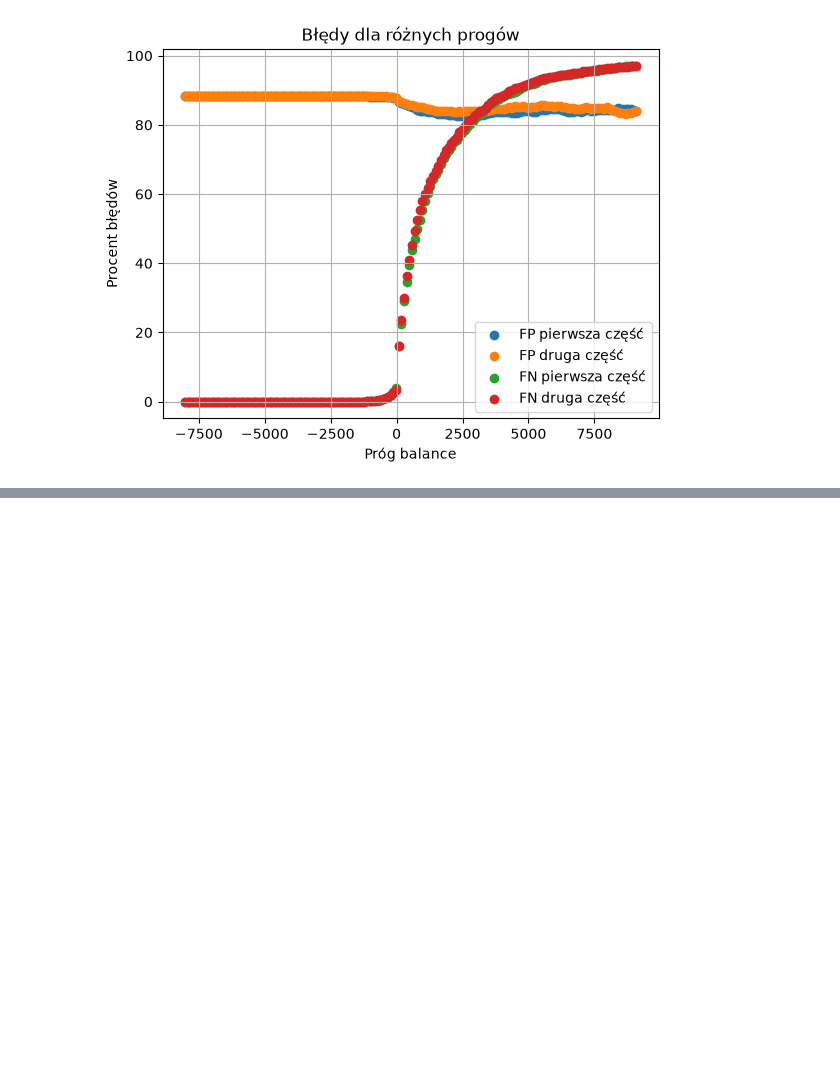
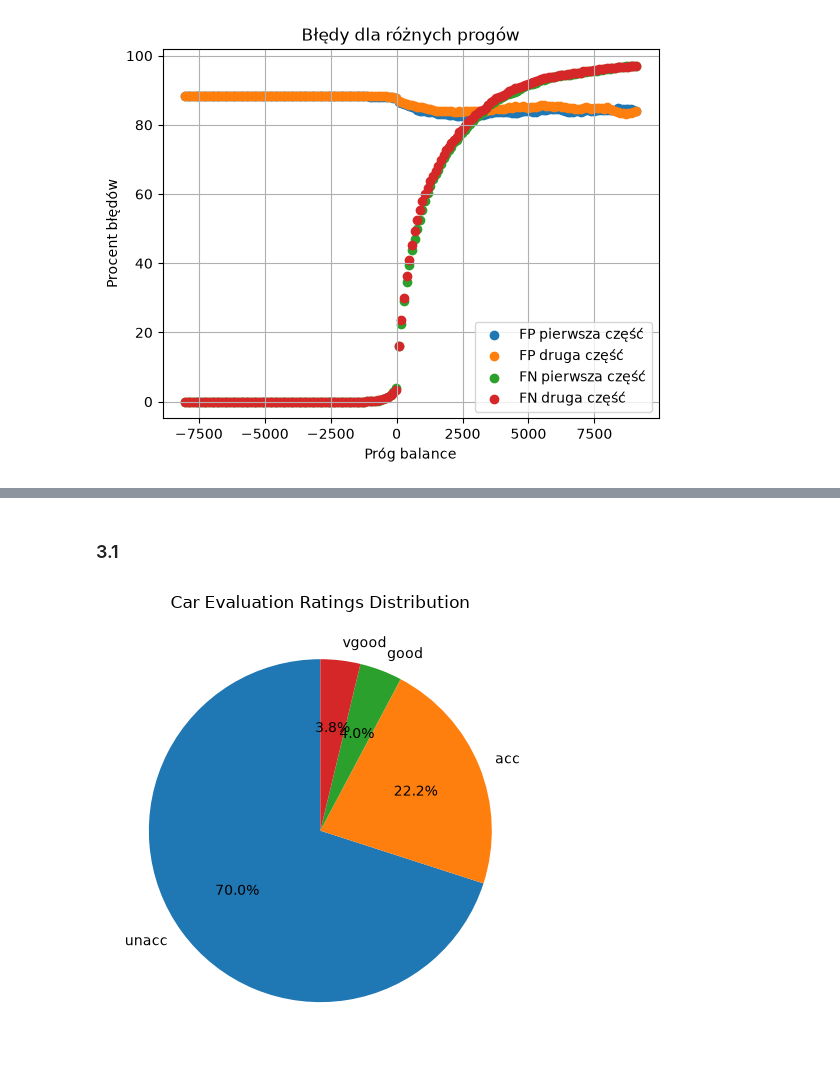
Before and after one commit to kalyps00/studia, a Jupyter notebook: 5_sem/um/lista_1.ipynb, the cells around one changed output, grey strips where cells are left out. Saved outputs shown, nothing was run; the diff lists cells and outputs as text; code cells hidden in the pictures; blank space fills up the shorter version.

```diff
--- a/5_sem/um/lista_1.ipynb
+++ b/5_sem/um/lista_1.ipynb
@@ -398,0 +401,20 @@ Druga część: (np.int64(2917), np.int64(2060), np.float64(83.70157819225251),
+# %%
+from ucimlrepo import fetch_ucirepo
+
+# fetch dataset
+car_evaluation = fetch_ucirepo(id=19)
+
+# data (as pandas dataframes)
+X = car_evaluation.data.features
+y = car_evaluation.data.targets
+
+# metadata
+#print(car_evaluation.metadata)
+
+# variable information
+#print(car_evaluation.variables)
+print(X.describe())
+print(y.describe())
+
+print(X.columns)
+print(y["class"].unique())
@@ -398,0 +436,12 @@ Druga część: (np.int64(2917), np.int64(2060), np.float64(83.70157819225251),
+# %% [markdown]
+### 3.1
+# %%
+import matplotlib.pyplot as plt
+
+cars_ratings = y["class"].value_counts()
+plt.pie(cars_ratings, labels=cars_ratings.index, autopct='%1.1f%%', startangle=90)
+plt.title("Car Evaluation Ratings Distribution")
+plt.tight_layout()
+plt.show()
+# %% [output]
+[figure, added]
```
Also changed, not shown: parts of 9 cells of this notebook.
